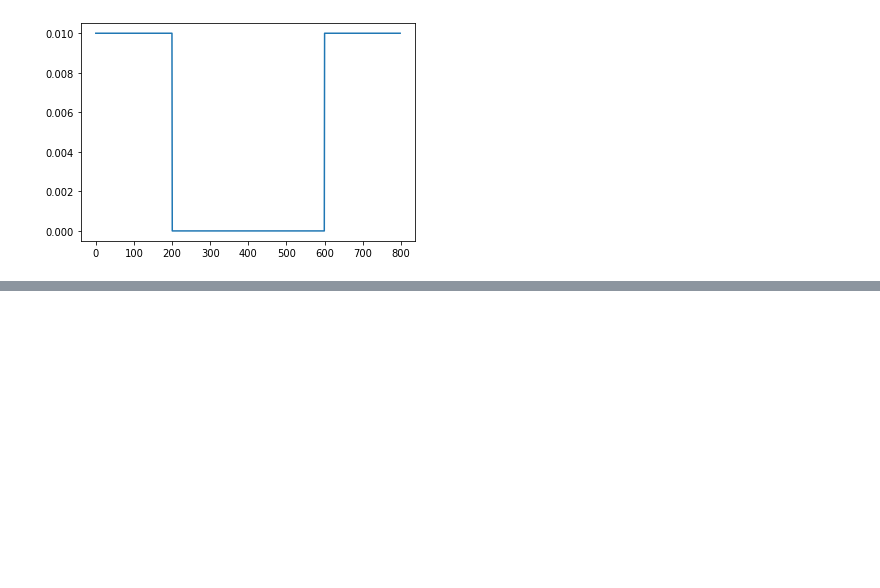
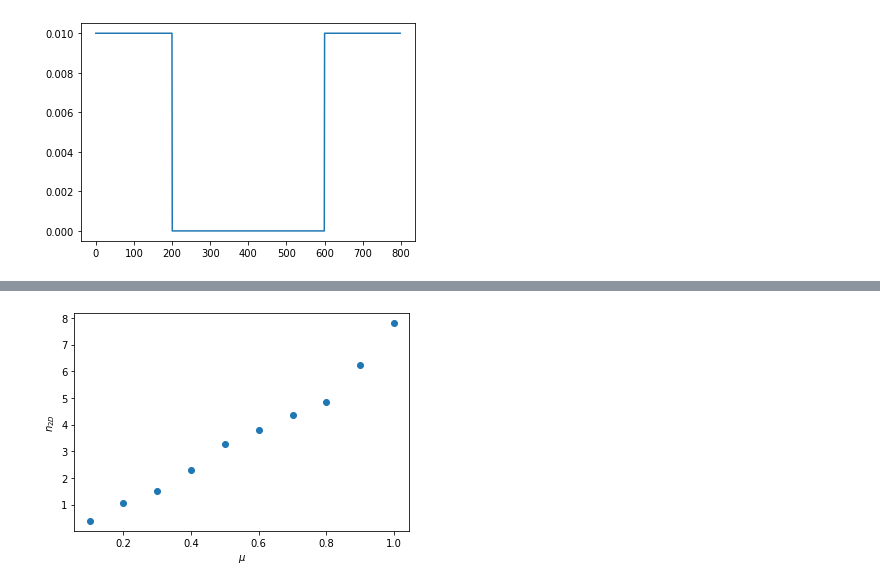
Before and after one commit to devanomaly/hartree-method, a Jupyter notebook: hartree.ipynb, the cells around one changed output, grey strips where cells are left out. Cells and saved outputs as stored; diff of their text form; code cells hidden in the pictures; blank space fills up the shorter version.

```diff
--- a/hartree.ipynb
+++ b/hartree.ipynb
@@ -188,0 +220,13 @@ plt.show()
+# %%
+n_2d_y = []
+for i in range(len(mu_x)):
+    f = n_2dmu[i][0]*mu_x[i] + n_2dmu[i][1]
+    n_2d_y.append(f)
+n_2d_y = array(n_2d_y)
+# %%
+plt.scatter(mu_x, -n_2d_y)
+plt.xlabel(r'$\mu$')
+plt.ylabel(r'$n_{2D}$')
+plt.show()
+# %% [output]
+[figure, added]
```
Also changed, not shown: parts of 7 cells of this notebook.
